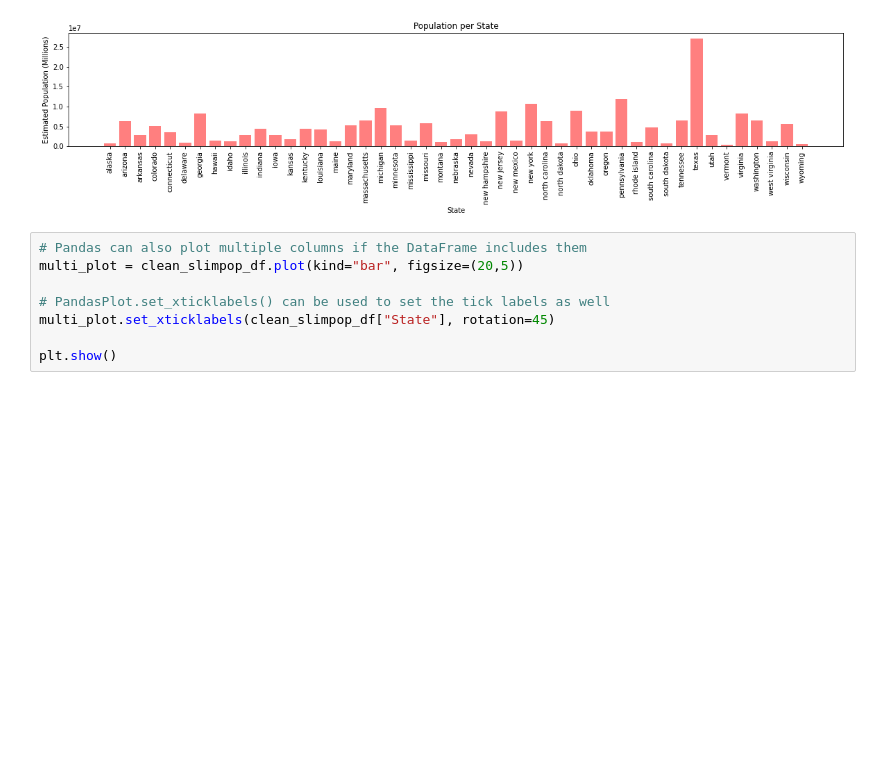
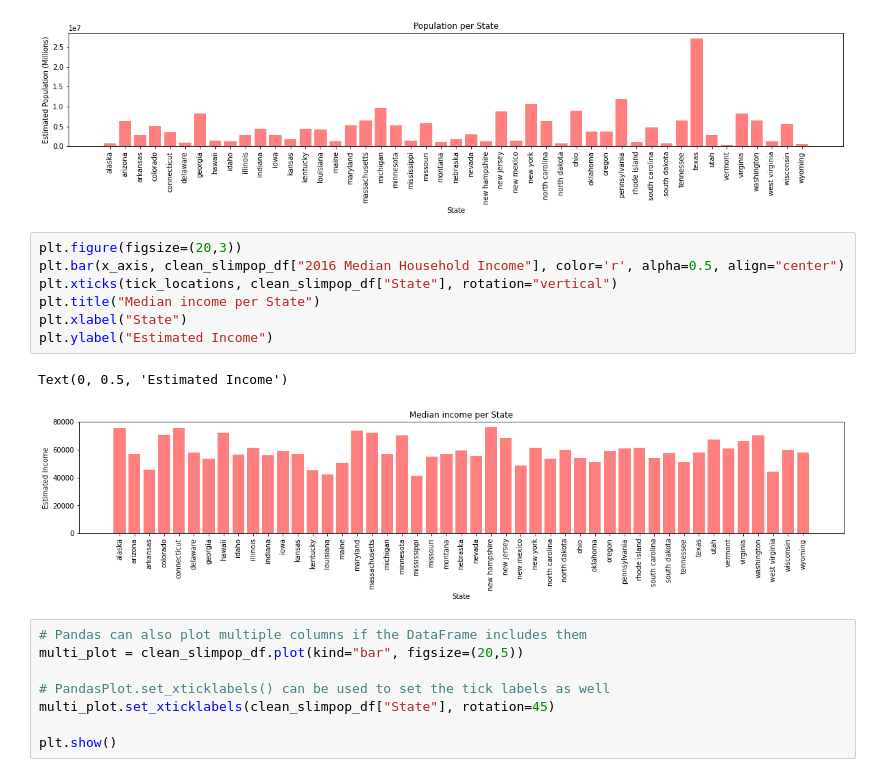
Before and after one commit to sjuarez382/UCI-Group_Project_1-Team9, a Jupyter notebook: State_Crime_Updated.ipynb, the cells around one changed output. Saved outputs shown, nothing was run; the diff lists cells and outputs as text; blank space fills up the shorter version.

Commit message:
ed changes to crime plotting

```diff
--- a/State_Crime_Updated.ipynb
+++ b/State_Crime_Updated.ipynb
@@ -389,6 +391,16 @@ plt.ylabel("Estimated Population (Millions)")
 # %% [output]
 Text(0, 0.5, 'Estimated Population (Millions)')
 [figure]
+# %%
+plt.figure(figsize=(20,3))
+plt.bar(x_axis, clean_slimpop_df["2016 Median Household Income"], color='r', alpha=0.5, align="center")
+plt.xticks(tick_locations, clean_slimpop_df["State"], rotation="vertical")
+plt.title("Median income per State")
+plt.xlabel("State")
+plt.ylabel("Estimated Income")
+# %% [output]
+Text(0, 0.5, 'Estimated Income')
+[figure, added]
 # %%
 # Pandas can also plot multiple columns if the DataFrame includes them
 multi_plot = clean_slimpop_df.plot(kind="bar", figsize=(20,5))
```
Also changed, not shown: parts of 16 cells of this notebook.
